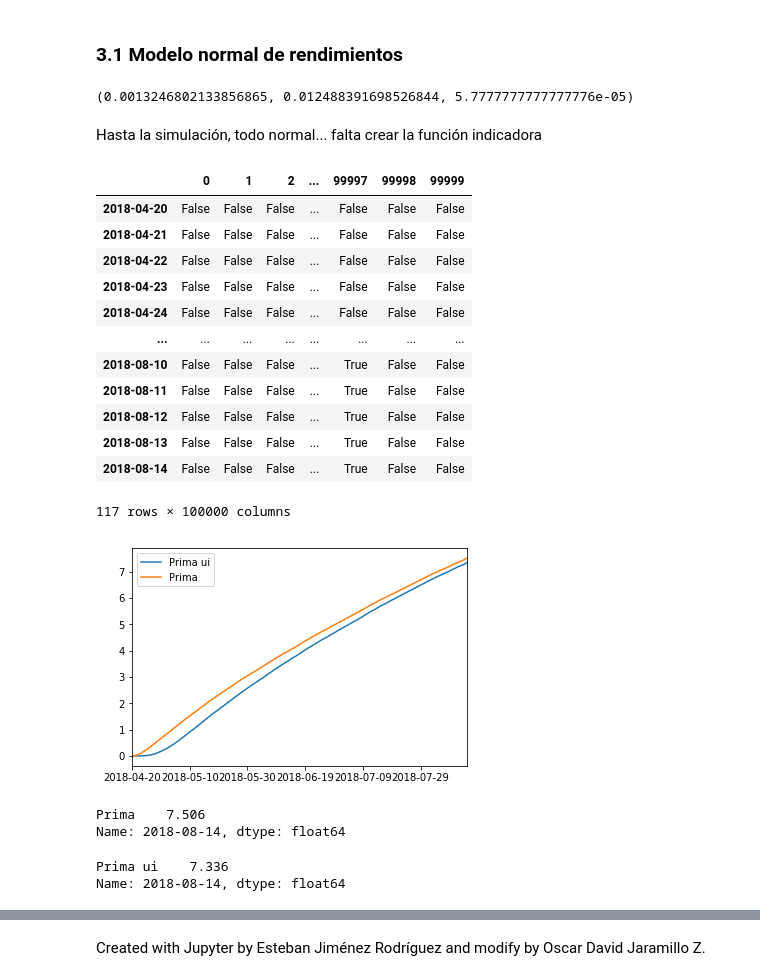
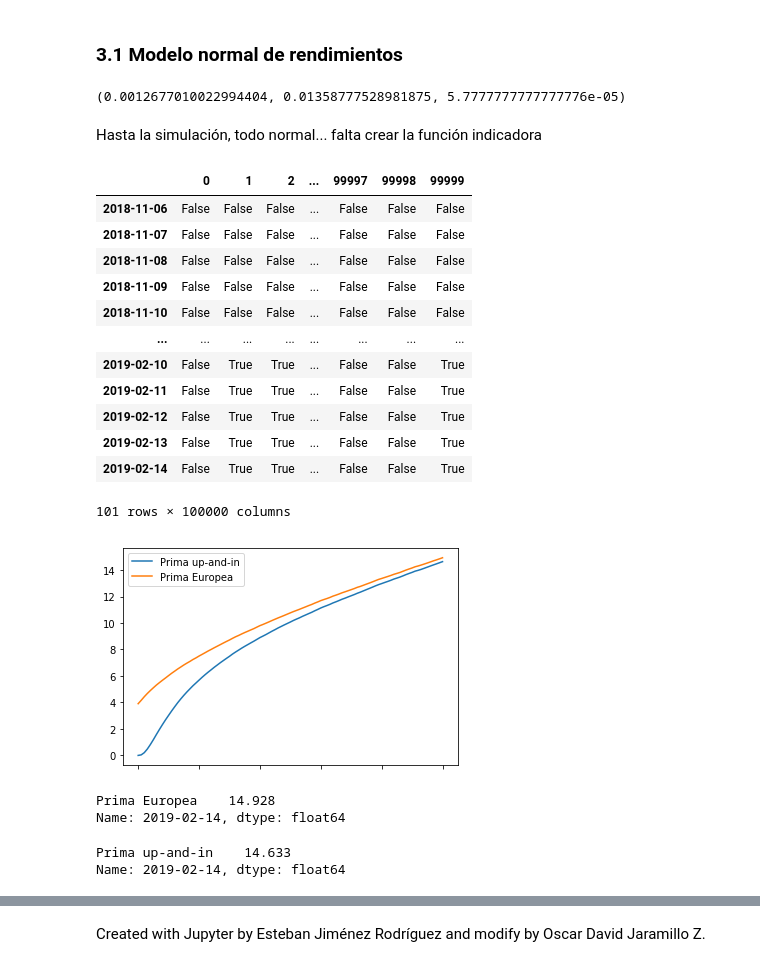
Before and after one commit to ogvilla67/SPF-2018-II, a Jupyter notebook: TEMA-3/Clase20_ValuacionOpcionesBarrera.ipynb, the cells around one changed output, grey strips where cells are left out. Drawn from its saved outputs; the diff is of its cells as text; code cells hidden in the pictures.

```diff
--- a/TEMA-3/Clase20_ValuacionOpcionesBarrera.ipynb
+++ b/TEMA-3/Clase20_ValuacionOpcionesBarrera.ipynb
@@ -271,60 +278,63 @@ Una vez que el precio spot toca la barrera antes de su vencimiento, las opciones
 # %% [markdown]
 ### 3.1 Modelo normal de rendimientos
 # %%
-mu = ret_aapl.mean()
-sigma = ret_aapl.std()
+mu = ret_appl.mean()
+sigma = ret_appl.std()
 r = 0.0208/360
 mu, sigma, r
 # %% [output]
-(0.0013246802133856865, 0.012488391698526844, 5.7777777777777776e-05)
+(0.0012677010022994404, 0.01358777528981875, 5.7777777777777776e-05)
-# %%
-K = 180  # precio de ejercicio
-B = 190  # precio de barrera
-ndays = (datetime(2018,8,15).date()-datetime(2018,4,20).date()).days
-nscen = 100000
-dates = pd.date_range('2018-04-20',periods=ndays).astype('str')
-sim_ret = pd.DataFrame(sigma*np.random.randn(ndays,nscen)+r,index=dates)
-sim_closes = (closes_appl.iloc[-1])*np.exp(sim_ret.cumsum())
+# %%
+K = opt_valuar.Strike
+S0 = closes_appl.iloc[-1]
+ndays = (opt_valuar.Expiry.date()-datetime.today().date()).days
+nscen = 100000
+dates = pd.date_range(datetime.today().date(),periods=ndays).astype('str')
+
+ret = np.random.choice(values[1:], (ndays,nscen), p = prob)
+sim_ret_hist = pd.DataFrame(ret,index=dates)
+sim_closes_hist = S0*np.exp(sim_ret_hist.cumsum())
 # %% [markdown]
 Hasta la simulación, todo normal... falta crear la función indicadora
 # %%
+B = 215    # Precio barrera
 barrier = pd.DataFrame(B*np.ones((ndays, nscen)),index=dates)
 I = (sim_closes>barrier).cumsum()>0
 I
 # %% [output]
 |  | 0 | 1 | 2 | ... | 99997 | 99998 | 99999 |
-| 2018-04-20 | False | False | False | ... | False | False | False |
-| 2018-04-21 | False | False | False | ... | False | False | False |
-| 2018-04-22 | False | False | False | ... | False | False | False |
-| 2018-04-23 | False | False | False | ... | False | False | False |
-| 2018-04-24 | False | False | False | ... | False | False | False |
+| 2018-11-06 | False | False | False | ... | False | False | False |
+| 2018-11-07 | False | False | False | ... | False | False | False |
+| 2018-11-08 | False | False | False | ... | False | False | False |
+| 2018-11-09 | False | False | False | ... | False | False | False |
+| 2018-11-10 | False | False | False | ... | False | False | False |
 | ... | ... | ... | ... | ... | ... | ... | ... |
-| 2018-08-10 | False | False | False | ... | True | False | False |
-| 2018-08-11 | False | False | False | ... | True | False | False |
-| 2018-08-12 | False | False | False | ... | True | False | False |
-| 2018-08-13 | False | False | False | ... | True | False | False |
-| 2018-08-14 | False | False | False | ... | True | False | False |
+| 2019-02-10 | False | True | True | ... | False | False | True |
+| 2019-02-11 | False | True | True | ... | False | False | True |
+| 2019-02-12 | False | True | True | ... | False | False | True |
+| 2019-02-13 | False | True | True | ... | False | False | True |
+| 2019-02-14 | False | True | True | ... | False | False | True |
-117 rows × 100000 columns
+101 rows × 100000 columns
 # %%
 # I = (sim_closes>barrier).cumsum()>0
 # I*np.ones((ndays,nscen))
 # %%
 strike = pd.DataFrame(K*np.ones((ndays, nscen)),index=dates)
-call = pd.DataFrame({'Prima':np.exp(-r*ndays)*np.fmax(sim_closes-strike,np.zeros((ndays,nscen))).T.mean()},index=dates)
-callui = pd.DataFrame({'Prima ui':np.exp(-r*ndays)*(I*np.fmax(sim_closes-strike,np.zeros((ndays,nscen)))).T.mean()},index=dates)
+call = pd.DataFrame({'Prima Europea':np.exp(-r*ndays)*np.fmax(sim_closes-strike,np.zeros((ndays,nscen))).T.mean()},index=dates)
+callui = pd.DataFrame({'Prima up-and-in':np.exp(-r*ndays)*(I*np.fmax(sim_closes-strike,np.zeros((ndays,nscen)))).T.mean()},index=dates)
 
 ax = callui.plot();
 call.plot(ax=ax);
 # %% [output]
-[figure, old version]
+[figure, new version]
 # %%
 call.iloc[-1]
 # %% [output]
-Prima    7.506
-Name: 2018-08-14, dtype: float64
+Prima Europea    14.928
+Name: 2019-02-14, dtype: float64
 # %%
 callui.iloc[-1]
 # %% [output]
-Prima ui    7.336
-Name: 2018-08-14, dtype: float64
+Prima up-and-in    14.633
+Name: 2019-02-14, dtype: float64
 # %% [markdown]
```
Also changed, not shown: parts of 16 cells of this notebook.
